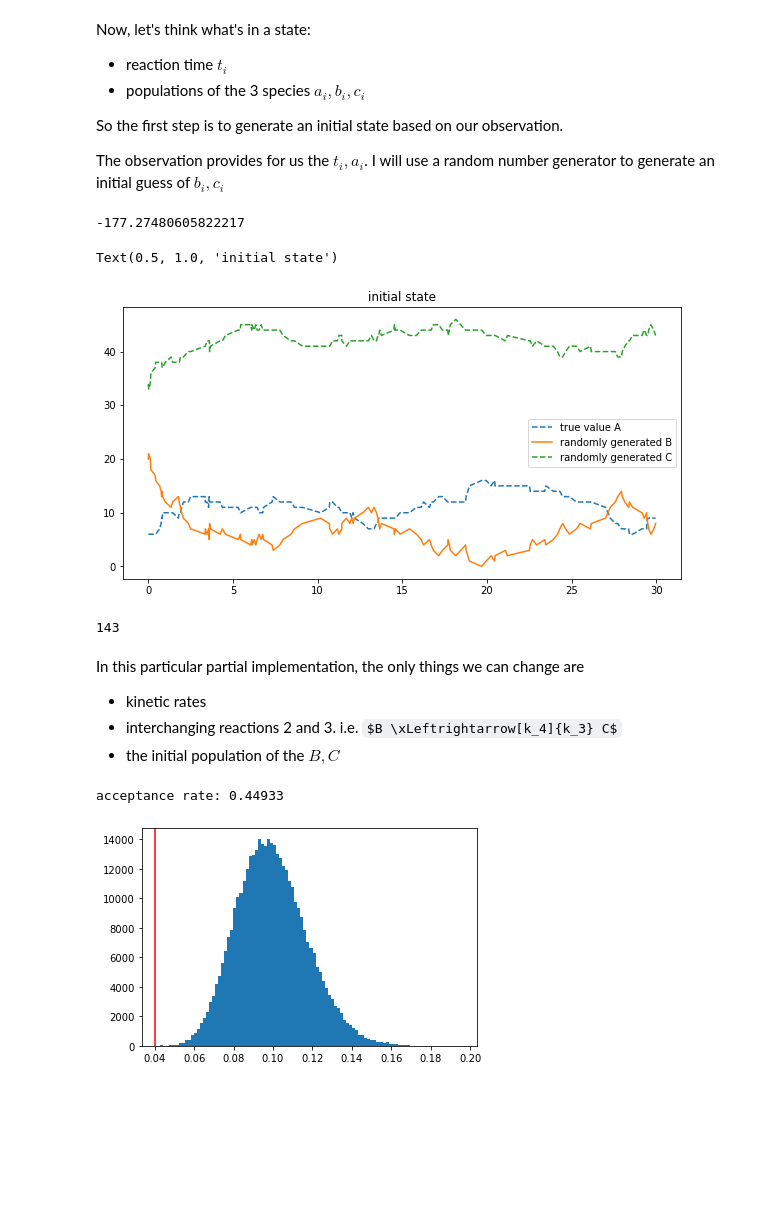
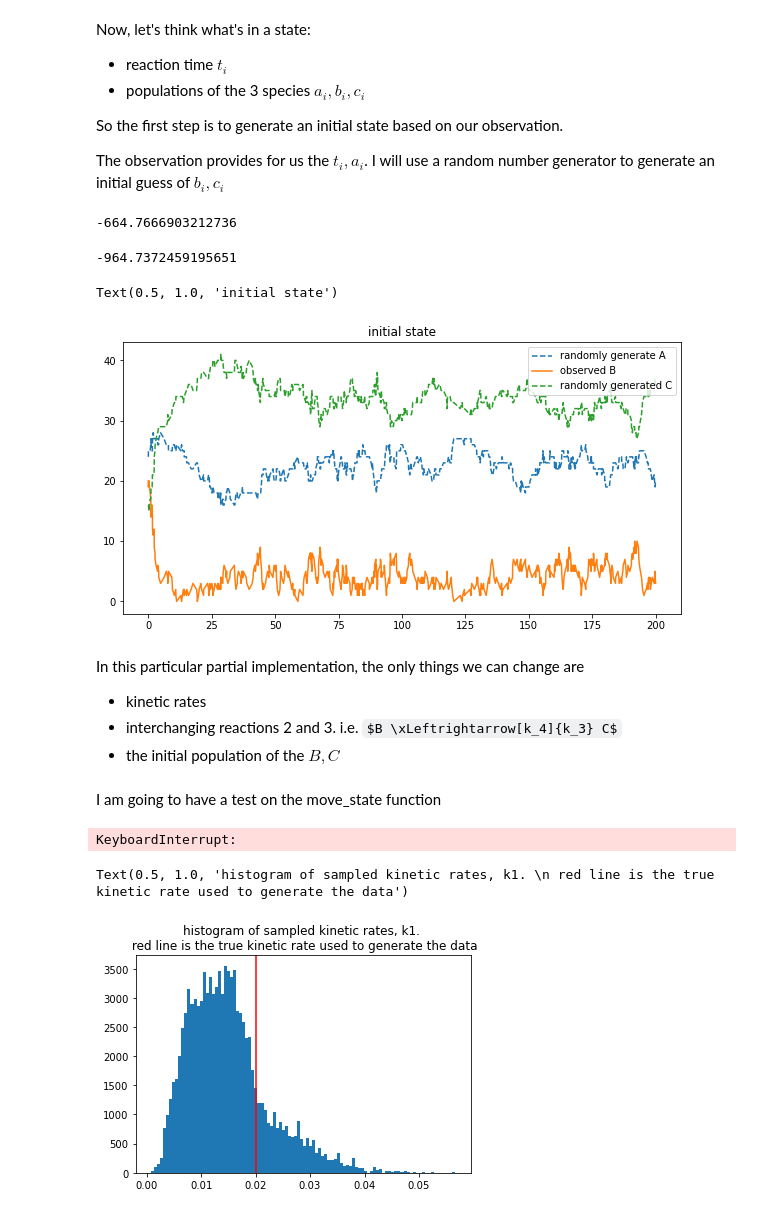
Before and after one commit to WangHaiYang874/ABC22, a Jupyter notebook: non-abc abc copy.ipynb, the cells around one changed output. Drawn from its saved outputs; the diff is of its cells as text; code cells hidden in the pictures; some formulas as TeX source; blank space fills up the shorter version.

```diff
--- a/non-abc abc copy.ipynb
+++ b/non-abc abc copy.ipynb
@@ -102,23 +115,24 @@ def generate_initial_state(b,t,total_copy_number=total_copy_number):
+# %%
+true_state = (kinetic_rates,x[:,0],x[:,1],x[:,2])
+log_likelihood(true_state)
+# %% [output]
+-664.7666903212736
 # %%
-initial_state = generate_initial_state(b,t)
+initial_state = generate_good_initial_state(b,t)
 k,a,b,c = initial_state
 log_likelihood(initial_state)
 # %% [output]
--177.27480605822217
+-964.7372459195651
 # %%
 plt.figure(figsize=(10,5))
-plt.plot(t,a,'--',label='change later A')
-plt.plot(t,b,label='randomly generated B')
+plt.plot(t,a,'--',label='randomly generate A')
+plt.plot(t,b,label='observed B')
 plt.plot(t,c, '--', label='randomly generated C')
 plt.legend()
 plt.title('initial state')
 # %% [output]
 Text(0.5, 1.0, 'initial state')
-[figure, old version]
+[figure, new version]
-# %%
-len(t)
-# %% [output]
-143
 # %% [markdown]
 In this particular partial implementation, the only things we can change are
 - kinetic rates
@@ -260,13 +211,43 @@ def mcmc(initial_state, n):
+# %%
+def mcmc(initial_state, n):
+
+    samples = [initial_state]
+    if_accepted = []
+
+    prev_log_pst = log_likelihood(initial_state)
+
+    for i in tqdm(range(n), desc='sampling state space'):
+
+        if np.random.uniform() < 0.5:
+            move = 1
+            new_state, log_p = move_copy_number(samples[-1])
+        else:
+            move = 2
+            new_state, log_p = move_k(samples[-1])
+
+        curr_log_pst = log_likelihood(new_state)
+        log_acceptance = curr_log_pst - prev_log_pst + log_p
+        if log_acceptance >= 0 or np.log(np.random.uniform()) < log_acceptance:
+            samples.append(new_state)
+            prev_log_pst = curr_log_pst
+            if_accepted.append(move)
+        else:
+            samples.append(samples[-1])
+            if_accepted.append(0)
+    return samples, np.array(if_accepted)
+# %% [markdown]
+I am going to have a test on the move_state function
 # %%
-pst_samples = mcmc(initial_state, n=400000)
+pst_samples,if_accepcted = mcmc(initial_state, n=int(1e6))
 # %% [output]
-acceptance rate: 0.44933
+KeyboardInterrupt:
 # %%
-pst_k = np.array([s[0] for s in pst_samples])
+pst_k = np.array([i[0] for i in pst_samples])
 # %%
-plt.hist( pst_k[1000:,0], bins = 100)
-plt.axvline(kinetic_rates[0],c='r')
-print()
+plt.hist(pst_k[:,0], bins=100)
+plt.axvline(kinetic_rates[0], color='r')
+plt.title('histogram of sampled kinetic rates, k1. \n red line is the true kinetic rate used to generate the data')
 # %% [output]
+Text(0.5, 1.0, 'histogram of sampled kinetic rates, k1. \n red line is the true kinetic rate used to generate the data')
-[figure, old version]
+[figure, new version]
 # %%
```
Also changed, not shown: parts of 19 cells of this notebook.
